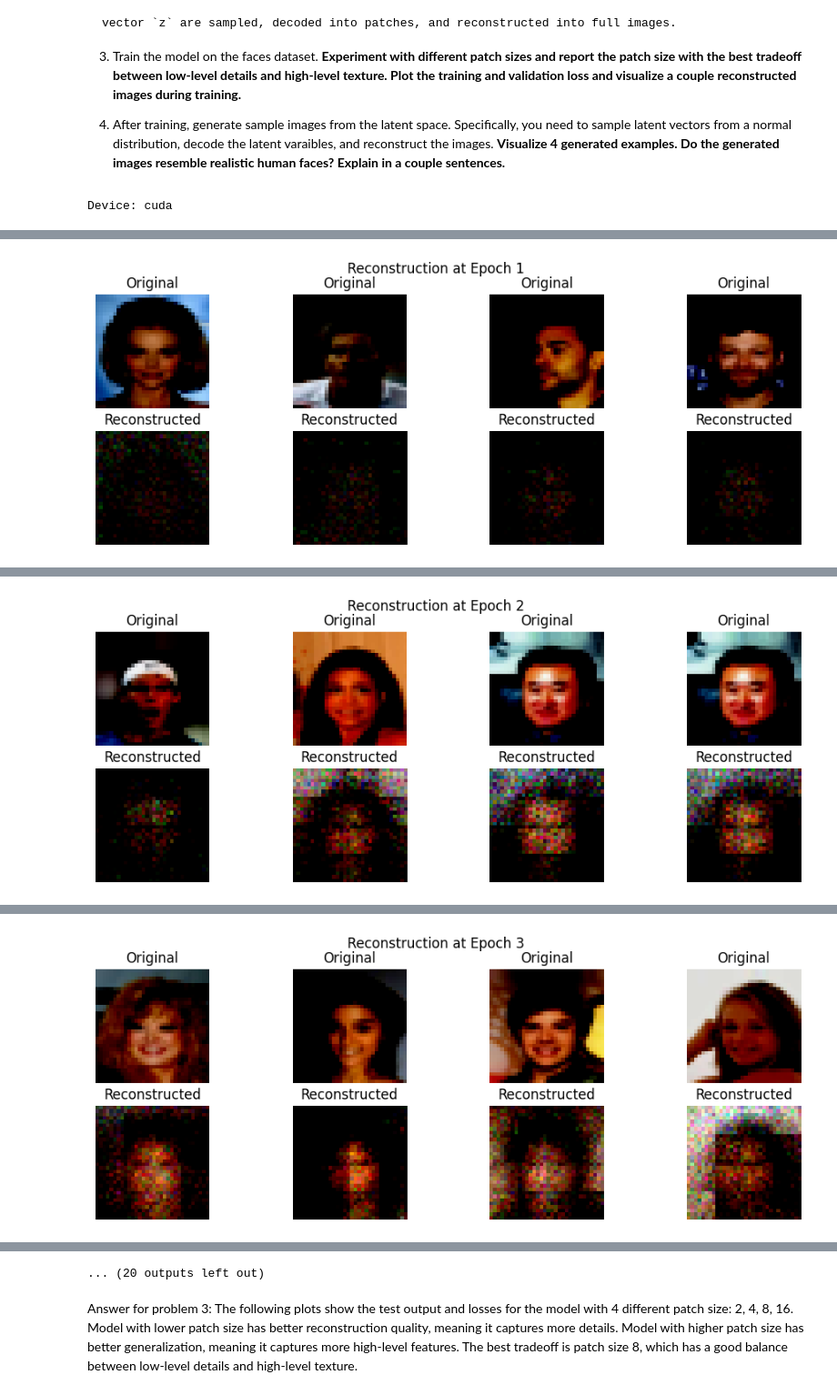
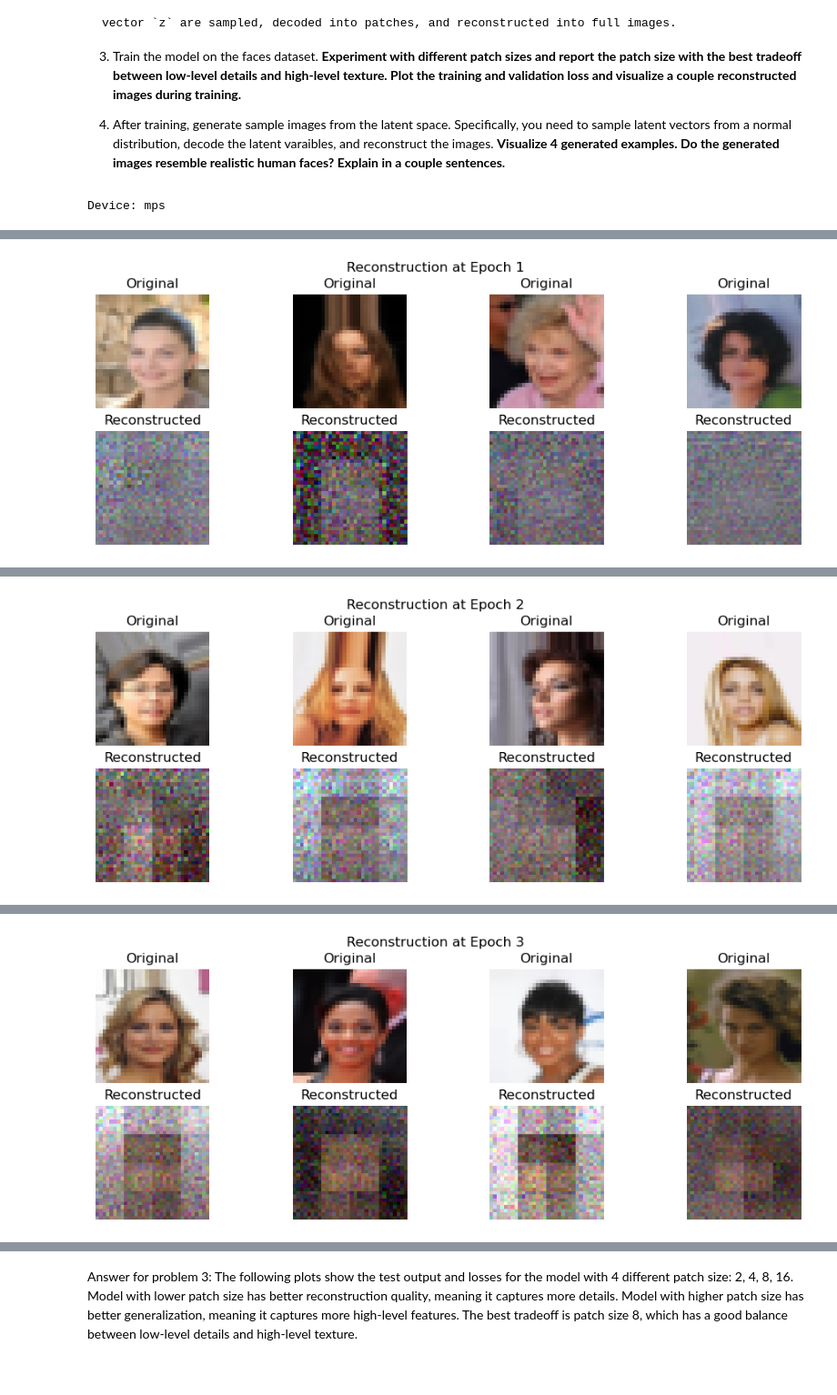
Before and after one commit to Carperis/machine_perception, a Jupyter notebook: P4 Diffusion/CIS6800_Diffusion_HW.ipynb, the cells around one changed output, grey strips where cells are left out. Shown: that part at 91% size. Saved outputs shown, nothing was run; the diff lists cells and outputs as text; code cells hidden in the pictures.

```diff
--- a/P4 Diffusion/CIS6800_Diffusion_HW.ipynb
+++ b/P4 Diffusion/CIS6800_Diffusion_HW.ipynb
@@ -229,7 +239,8 @@ class PatchVAE(nn.Module):
         self.img_size = img_size
         self.embed_dim = embed_dim
         self.latent_dim = latent_dim
-        self.device = torch.device("cuda" if torch.cuda.is_available() else "cpu")
+        # self.device = torch.device("cuda" if torch.cuda.is_available() else "cpu")
+        self.device = get_device()
 
         # Patch embedding layer (Patchify the image)
         self.patch_embed = PatchEmbed(patch_size=patch_size, stride=stride, channels=img_channels, embed_dim=embed_dim, img_size=img_size)
@@ -333,10 +344,25 @@ class PatchVAE(nn.Module):
         ######## BEGIN TODO ########
         # calculates the reconstruction loss (Mean Squared Error) and the KL divergence loss to encourage the latent space to
         # follow a normal distribution. Combine these losses to get the total VAE loss.
-        recon_loss = F.mse_loss(recon_image, original_image, reduction='none') # shape [B, C, H, W]
-        recon_loss = torch.mean(recon_loss, dim=(0,1,2,3)).sum()
-        kl_loss = -0.5 * (1 + logvar - torch.pow(mu, 2) - torch.exp(logvar)) # shape [B, latent_dim, 1, num_patches]
-        kl_loss = torch.mean(kl_loss, dim=(0,1,2,3)).sum()
+
+        # recon_loss = F.mse_loss(recon_image, original_image, reduction='none') # shape [B, C, img_size, img_size]
+        # recon_loss = torch.mean(recon_loss, dim=(0,1,2,3))
+        # recon_loss = torch.mean(recon_loss, dim=(1,2,3)).mean()
+        # recon_loss = torch.mean(torch.sum(recon_loss, dim=(1)), dim=(1,2)).mean()
+        # recon_loss = torch.sum(recon_loss, dim=(1,2,3)).mean()
+        # recon_loss = torch.mean(recon_loss)
+        recon_loss = F.mse_loss(recon_image, original_image, reduction="sum")
+        recon_loss = recon_loss / original_image.size(0)
+
+        # kl_loss = -0.5 * (1 + logvar - torch.pow(mu, 2) - torch.exp(logvar)) # shape [B, latent_dim, 1, num_patches]
+        # kl_loss = torch.mean(kl_loss, dim=(0,1,2,3))
+        # kl_loss = torch.mean(kl_loss, dim=(1,2,3)).mean()
+        # kl_loss = torch.mean(torch.sum(kl_loss, dim=(1)), dim=(1,2)).mean()
+        # kl_loss = torch.sum(kl_loss, dim=(1,2,3)).mean()
+        # kl_loss = torch.mean(kl_loss)
+        # kl_loss = torch.sum(kl_loss) / recon_image.size(0)
+        var = torch.exp(logvar)
+        kl_loss = -0.5 * torch.sum(1 + var.log() - mu.pow(2) - var) / mu.size(0)
         ######## END TODO ########
         return recon_loss, kl_loss
 
@@ -352,7 +378,7 @@ class PatchVAE(nn.Module):
         # are sampled, decoded into patches, and reconstructed into full images.
         ######## BEGIN TODO ########
         # random laten vector z
-        z = torch.randn(num_samples, self.latent_dim, 1, self.num_patches).to(self.device)
+        z = torch.randn(num_samples, self.latent_dim, 1, self.num_patches)
         decoded_patch = self.decode(z) # decode
         sample_images = self.patch_embed.reconstruct(decoded_patch, self.img_size).detach()
         ######## END TODO ########
@@ -381,6 +407,9 @@ def train_patchvae(model, dataloader, optimizer, device, epochs=10, print_interv
     best_loss = float('inf')  # Initialize with a large value
     initial_beta = 0.0005  # Start with a small KL weight
     final_beta = 1.0    # Gradually increase to full KL weight
+    # final_beta = initial_beta
+    betas = np.linspace(initial_beta, final_beta, epochs)
+    # betas = np.geomspace(initial_beta, final_beta, epochs)
 
     from datetime import datetime
     timestamp = datetime.now().strftime("%Y-%m-%d_%H-%M-%S")
@@ -392,7 +421,7 @@ def train_patchvae(model, dataloader, optimizer, device, epochs=10, print_interv
         model.train(True)
         running_loss = 0.0
         progress_bar = tqdm(enumerate(dataloader), total=len(dataloader), position=0, leave=True, desc=f'Epoch: {epoch}/{epochs}')
-        beta = min(final_beta, initial_beta + (epoch * ((final_beta - initial_beta) / epochs)))
+        beta = betas[epoch]
 
         for i, data in progress_bar:
             img = data.to(device)
@@ -400,7 +429,8 @@ def train_patchvae(model, dataloader, optimizer, device, epochs=10, print_interv
             recon_img, mu, logvar = model(img)
             recon_loss, kl_loss = model.compute_loss(recon_img, img, mu, logvar)
             loss = recon_loss + beta*kl_loss
-            loss.backward() # not sure
+            # loss.backward() # not sure
+            recon_loss.backward()
             optimizer.step()
 
             running_loss += loss.item()
@@ -500,11 +530,13 @@ def visualize_reconstruction(original_images, recon_images, epoch):
     for i in range(num_images):
         # Original images (ensure values are between 0 and 1)
         orig_img = original_images[i].permute(1, 2, 0).cpu().numpy()  # Convert to (H, W, C)
-        orig_img = np.clip(orig_img, 0, 1)  # Clip values to [0, 1] range
+        # orig_img = np.clip(orig_img, 0, 1)  # Clip values to [0, 1] range
+        orig_img = np.clip(orig_img * 0.5 + 0.5, 0, 1)  # Denormalize and clip
 
         # Reconstructed images (ensure values are between 0 and 1)
         recon_img = recon_images[i].permute(1, 2, 0).cpu().numpy()  # Convert to (H, W, C)
-        recon_img = np.clip(recon_img, 0, 1)  # Clip values to [0, 1] range
+        # recon_img = np.clip(recon_img, 0, 1)  # Clip values to [0, 1] range
+        recon_img = np.clip(recon_img * 0.5 + 0.5, 0, 1)  # Denormalize and clip
 
         # Display original images
         axes[0, i].imshow(orig_img)
@@ -520,7 +552,8 @@ def visualize_reconstruction(original_images, recon_images, epoch):
     plt.show()
 # %%
 # Train PatchVAE
-device = torch.device("cuda" if torch.cuda.is_available() else "cpu")
+# device = torch.device("cuda" if torch.cuda.is_available() else "cpu")
+device = get_device()
 print(f"Device: {device}")
 resume_training = False
 patch_size = 8
@@ -550,4 +583,4 @@ plt.ylabel('Loss')
 plt.legend()
 plt.show()
 # %% [output]
-Device: cuda
+Device: mps
@@ -555 +588 @@ Epoch 1/15, Loss: 0.165, Recon Loss: 0.165, KL Loss: 0.134, Variance: 0.652
-[figure, old version]
+[figure, new version]
@@ -557 +590 @@ Epoch 2/15, Loss: 0.148, Recon Loss: 0.138, KL Loss: 0.142, Variance: 0.686
-[figure, old version]
+[figure, new version]
@@ -559 +592 @@ Epoch 3/15, Loss: 0.100, Recon Loss: 0.086, KL Loss: 0.111, Variance: 0.792
-[figure, old version]
+[figure, new version]
@@ -565,4 +594,3 @@ Epoch 6/15, Loss: 0.103, Recon Loss: 0.080, KL Loss: 0.070, Variance: 0.878
-... (20 outputs left out)
 # %% [markdown]
 Answer for problem 3: The following plots show the test output and losses for the model with 4 different patch size: 2, 4, 8, 16. Model with lower patch size has better reconstruction quality, meaning it captures more details. Model with higher patch size has better generalization, meaning it captures more high-level features. The best tradeoff is patch size 8, which has a good balance between low-level details and high-level texture.
 # %%
```
Also changed, not shown: parts of 4 cells of this notebook.
